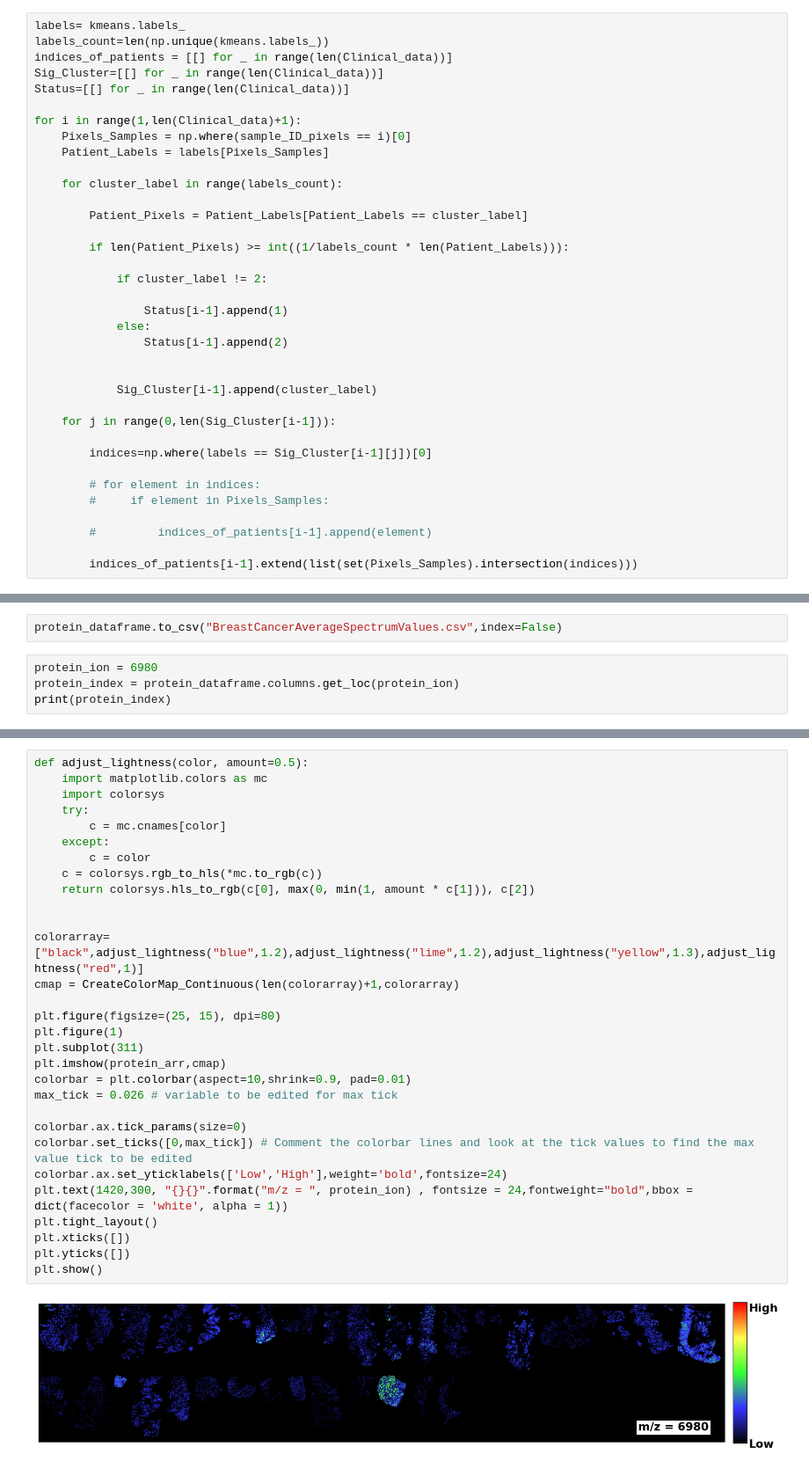
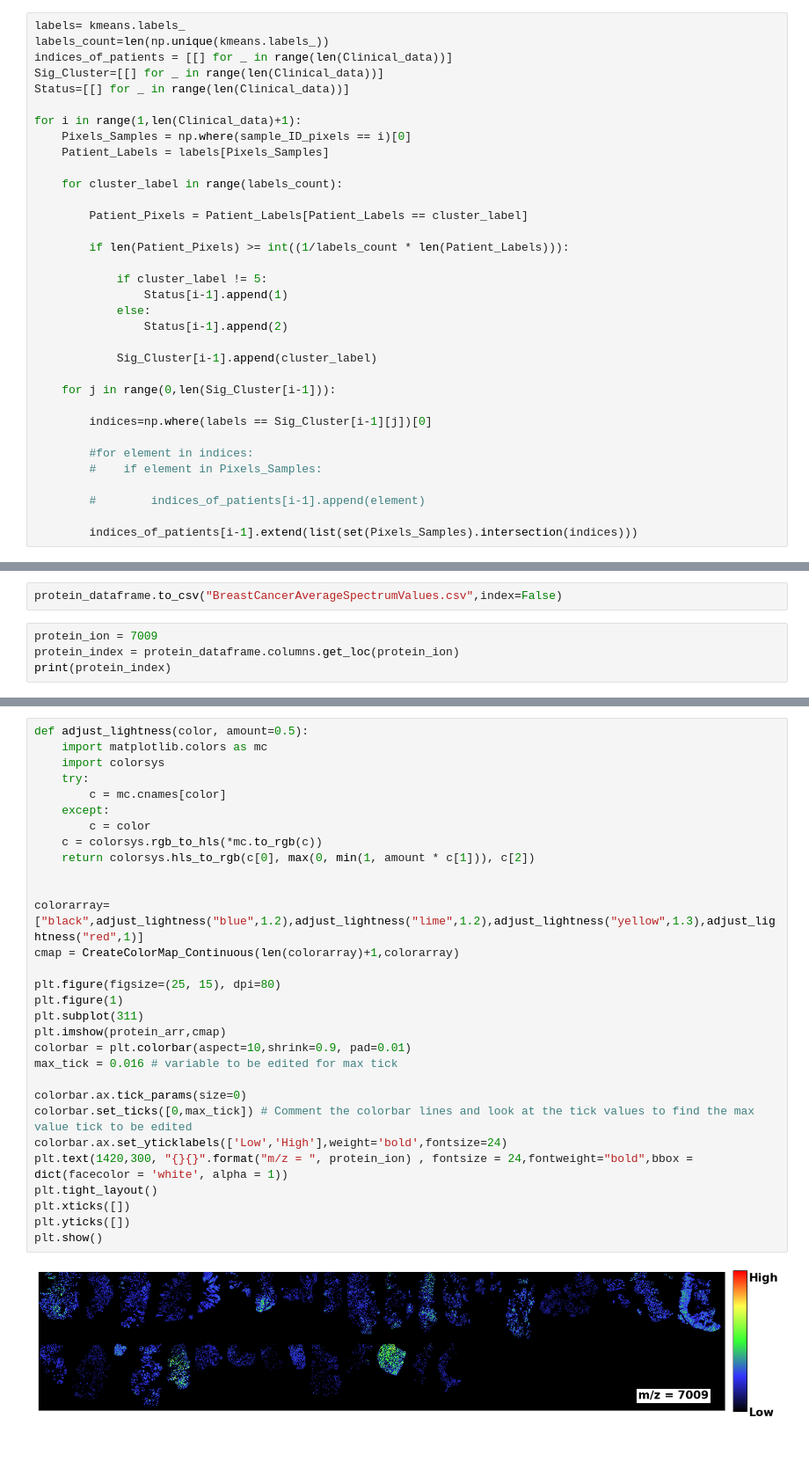
Before and after one commit to Youssef-Saleh/GP-MSI, a Jupyter notebook: Breast_Cancer.ipynb, the cells around one changed output, grey strips where cells are left out. Shown at 88% size. Saved outputs shown, nothing was run; the diff lists cells and outputs as text.

```diff
--- a/Breast_Cancer.ipynb
+++ b/Breast_Cancer.ipynb
@@ -658,12 +654,10 @@ for i in range(1,len(Clinical_data)+1):
 
         if len(Patient_Pixels) >= int((1/labels_count * len(Patient_Labels))):
 
-            if cluster_label != 2:
-
+            if cluster_label != 5:
                 Status[i-1].append(1)
             else:
                 Status[i-1].append(2)
-
 
             Sig_Cluster[i-1].append(cluster_label)
 
@@ -671,9 +665,9 @@ for i in range(1,len(Clinical_data)+1):
 
         indices=np.where(labels == Sig_Cluster[i-1][j])[0]
 
-        # for element in indices:
-        #     if element in Pixels_Samples:
+        #for element in indices:
+        #    if element in Pixels_Samples:
 
-        #         indices_of_patients[i-1].append(element)
+        #        indices_of_patients[i-1].append(element)
 
         indices_of_patients[i-1].extend(list(set(Pixels_Samples).intersection(indices)))
@@ -721,7 +735,7 @@ protein_dataframe
 # %%
 protein_dataframe.to_csv("BreastCancerAverageSpectrumValues.csv",index=False)
 # %%
-protein_ion = 6980
+protein_ion = 7009
 protein_index = protein_dataframe.columns.get_loc(protein_ion)
 print(protein_index)
 # %% [output]
@@ -742,35 +755,35 @@ protein_arr[mask]= 0
 # %%
 def adjust_lightness(color, amount=0.5):
     import matplotlib.colors as mc
     import colorsys
     try:
         c = mc.cnames[color]
     except:
         c = color
     c = colorsys.rgb_to_hls(*mc.to_rgb(c))
     return colorsys.hls_to_rgb(c[0], max(0, min(1, amount * c[1])), c[2])
 
 
 colorarray=["black",adjust_lightness("blue",1.2),adjust_lightness("lime",1.2),adjust_lightness("yellow",1.3),adjust_lightness("red",1)]
 cmap = CreateColorMap_Continuous(len(colorarray)+1,colorarray)
 
 plt.figure(figsize=(25, 15), dpi=80)
 plt.figure(1)
 plt.subplot(311)
 plt.imshow(protein_arr,cmap)
 colorbar = plt.colorbar(aspect=10,shrink=0.9, pad=0.01)
-max_tick = 0.026 # variable to be edited for max tick
+max_tick = 0.016 # variable to be edited for max tick
 
 colorbar.ax.tick_params(size=0)
 colorbar.set_ticks([0,max_tick]) # Comment the colorbar lines and look at the tick values to find the max value tick to be edited
 colorbar.ax.set_yticklabels(['Low','High'],weight='bold',fontsize=24)
 plt.text(1420,300, "{}{}".format("m/z = ", protein_ion) , fontsize = 24,fontweight="bold",bbox = dict(facecolor = 'white', alpha = 1))
 plt.tight_layout()
 plt.xticks([])
 plt.yticks([])
 plt.show()
 # %% [output]
-[figure, old version]
+[figure, new version]
 # %%
 cmhot = plt.get_cmap("hot") #name of cmap u want from matplotlib
 
```
Also changed, not shown: parts of 14 cells of this notebook, 4 other files.
